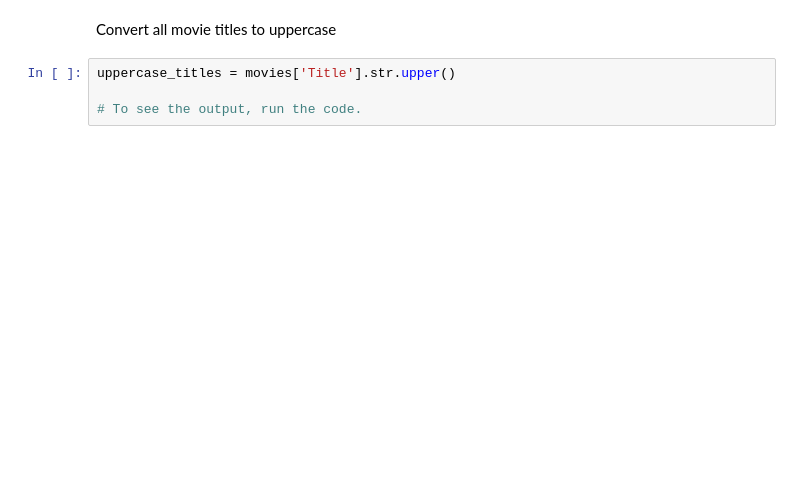
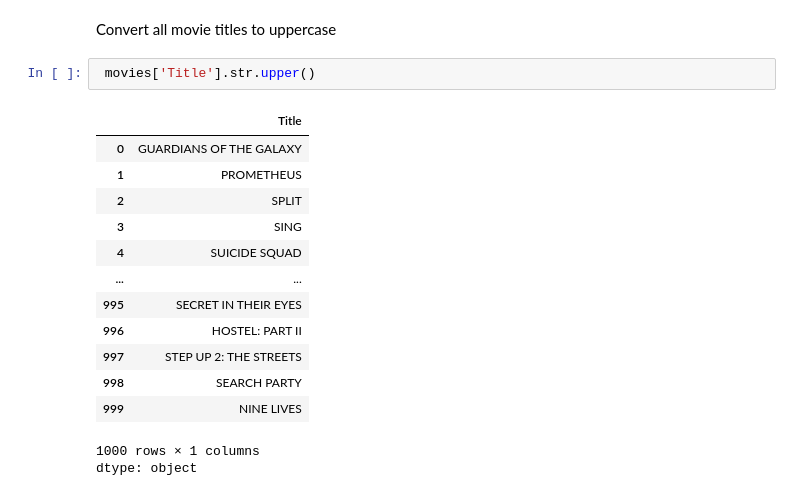
Before and after one commit to FuxBee/CEBProject, a Jupyter notebook: notebooks/exercise2-explore-data.ipynb, the cells around one changed output. Saved outputs shown, nothing was run; the diff lists cells and outputs as text; blank space fills up the shorter version.

```diff
--- a/notebooks/exercise2-explore-data.ipynb
+++ b/notebooks/exercise2-explore-data.ipynb
@@ -121,6 +160,19 @@ the_movies = movies[movies['Title'].str.startswith('The')]
 # %% [markdown]
 Convert all movie titles to uppercase
 # %%
-uppercase_titles = movies['Title'].str.upper()
-
-# To see the output, run the code.
+ movies['Title'].str.upper()
+# %% [output]
+|  | Title |
+| 0 | GUARDIANS OF THE GALAXY |
+| 1 | PROMETHEUS |
+| 2 | SPLIT |
+| 3 | SING |
+| 4 | SUICIDE SQUAD |
+| ... | ... |
+| 995 | SECRET IN THEIR EYES |
+| 996 | HOSTEL: PART II |
+| 997 | STEP UP 2: THE STREETS |
+| 998 | SEARCH PARTY |
+| 999 | NINE LIVES |
+1000 rows × 1 columns
+dtype: object
```
Also changed, not shown: parts of 10 cells of this notebook.
